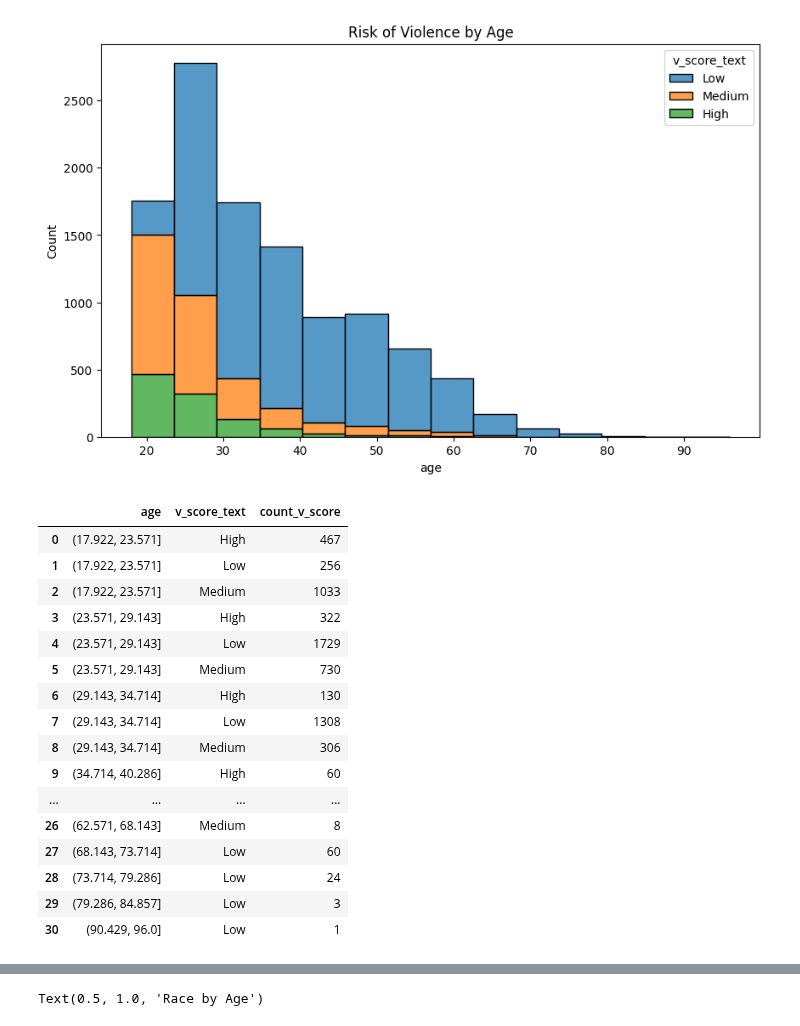
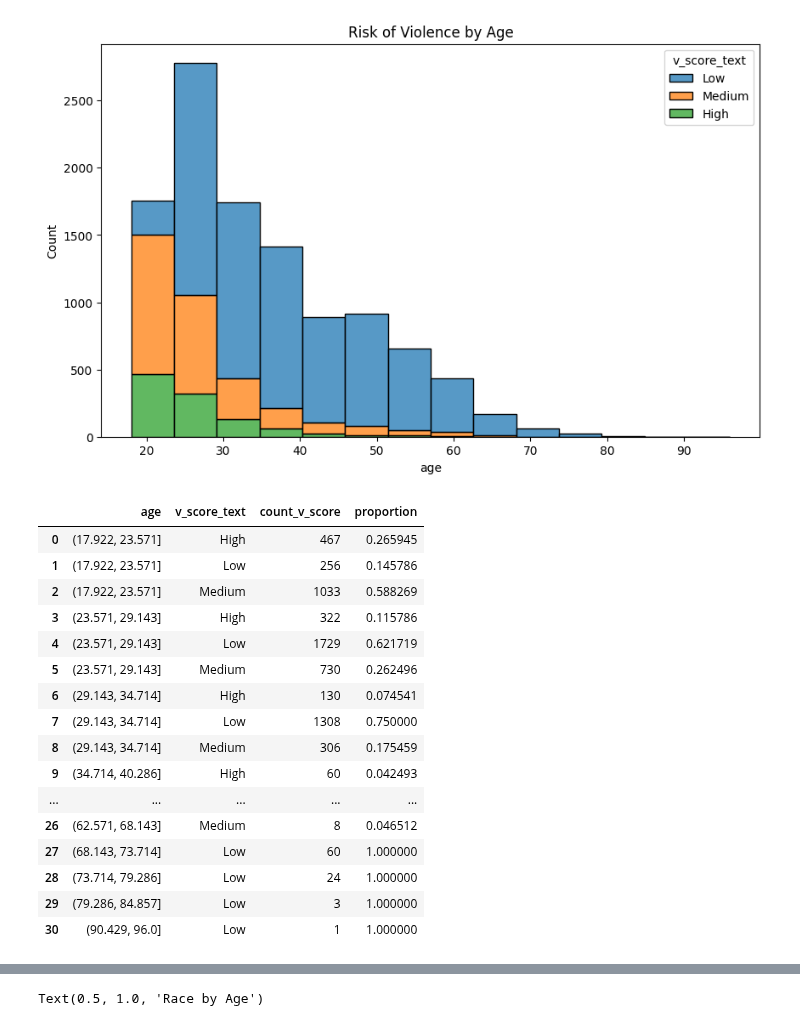
Before and after one commit to chance-roberts/DATA6550-Bias, a Jupyter notebook: Code/Roberts/RobertsC_Module1_Bias.ipynb, the cells around one changed output, grey strips where cells are left out. Cells and saved outputs as stored; diff of their text form; code cells hidden in the pictures.

```diff
--- a/Code/Roberts/RobertsC_Module1_Bias.ipynb
+++ b/Code/Roberts/RobertsC_Module1_Bias.ipynb
@@ -113,25 +134,26 @@ utils.plt.title('Risk of Violence by Age')
 Text(0.5, 1.0, 'Risk of Violence by Age')
 [figure]
 # %%
-#Count the values of each 'v_score_text' for each 'age' bin
+#Count the values of each 'v_score_text' for each 'age' bin and display the proportion
 age_v_score_table = df_non_dup.groupby([age_bins, 'v_score_text'], observed=True)['name'].count().reset_index()
 age_v_score_table.columns = ['age', 'v_score_text', 'count_v_score']
+age_v_score_table['proportion'] = (age_v_score_table.groupby(['age'])['count_v_score'].apply((lambda x: x / x.sum())).values)
 age_v_score_table
 # %% [output]
-|  | age | v_score_text | count_v_score |
-| 0 | (17.922, 23.571] | High | 467 |
-| 1 | (17.922, 23.571] | Low | 256 |
-| 2 | (17.922, 23.571] | Medium | 1033 |
-| 3 | (23.571, 29.143] | High | 322 |
-| 4 | (23.571, 29.143] | Low | 1729 |
-| 5 | (23.571, 29.143] | Medium | 730 |
-| 6 | (29.143, 34.714] | High | 130 |
-| 7 | (29.143, 34.714] | Low | 1308 |
-| 8 | (29.143, 34.714] | Medium | 306 |
-| 9 | (34.714, 40.286] | High | 60 |
-| ... | ... | ... | ... |
-| 26 | (62.571, 68.143] | Medium | 8 |
-| 27 | (68.143, 73.714] | Low | 60 |
-| 28 | (73.714, 79.286] | Low | 24 |
-| 29 | (79.286, 84.857] | Low | 3 |
-| 30 | (90.429, 96.0] | Low | 1 |
+|  | age | v_score_text | count_v_score | proportion |
+| 0 | (17.922, 23.571] | High | 467 | 0.265945 |
+| 1 | (17.922, 23.571] | Low | 256 | 0.145786 |
+| 2 | (17.922, 23.571] | Medium | 1033 | 0.588269 |
+| 3 | (23.571, 29.143] | High | 322 | 0.115786 |
+| 4 | (23.571, 29.143] | Low | 1729 | 0.621719 |
+| 5 | (23.571, 29.143] | Medium | 730 | 0.262496 |
+| 6 | (29.143, 34.714] | High | 130 | 0.074541 |
+| 7 | (29.143, 34.714] | Low | 1308 | 0.750000 |
+| 8 | (29.143, 34.714] | Medium | 306 | 0.175459 |
+| 9 | (34.714, 40.286] | High | 60 | 0.042493 |
+| ... | ... | ... | ... | ... |
+| 26 | (62.571, 68.143] | Medium | 8 | 0.046512 |
+| 27 | (68.143, 73.714] | Low | 60 | 1.000000 |
+| 28 | (73.714, 79.286] | Low | 24 | 1.000000 |
+| 29 | (79.286, 84.857] | Low | 3 | 1.000000 |
+| 30 | (90.429, 96.0] | Low | 1 | 1.000000 |
```
Also changed, not shown: parts of 7 cells of this notebook.
